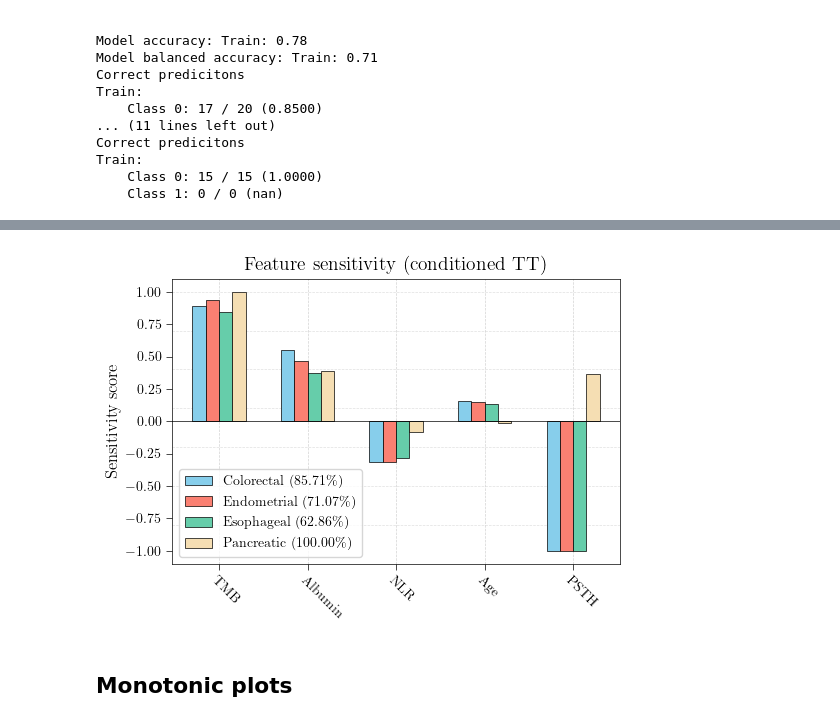
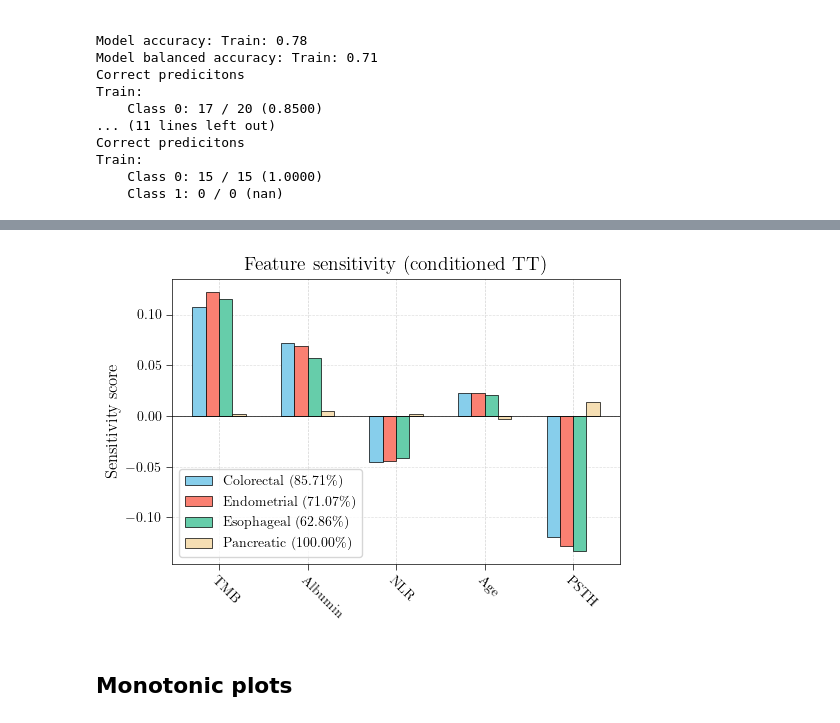
Before and after one commit to joserapa98/tns4loris, a Jupyter notebook: interpretability/interpretability.ipynb, the cells around one changed output, grey strips where cells are left out. Saved outputs shown, nothing was run; the diff lists cells and outputs as text; code cells hidden in the pictures.

```diff
--- a/interpretability/interpretability.ipynb
+++ b/interpretability/interpretability.ipynb
@@ -181,3 +190,11 @@ Test:
+# %%
+# save
+# torch.save(mps.tensors, os.path.join(models_dir, 'mps.pt'))
+
+# load
+cores = torch.load(os.path.join(models_dir, 'mps.pt'))
+mps = tk.models.MPSLayer(tensors=cores)
+mps.trace(torch.zeros(1, xt_sketch.size(1), phys_dim))
 # %%
 # Renormalize model
 # -----------------
@@ -997,21 +638,0 @@ plt.show()
-# %%
-# Collect sensitivity scores
-lr_van_cond = []
-lr_van_coeffs = []
-tt_scores = []
-for feat in featuresNA:
-    lr_van_cond.append(feature_sensitivity_cond(feat, lr_van_model, xt_train,
-                                                featuresNA, scalers_train))
-    lr_van_coeffs.append(feature_sensitivity_coeffs(feat, lr_van_model, xt_train,
-                                                    featuresNA, scalers_train))
-    tt_scores.append(feature_sensitivity_cond(feat, tt_model, xt_train,
-                                              featuresNA, scalers_train))
-
-lr_van_cond = torch.stack(lr_van_cond, dim=0)
-lr_van_cond = lr_van_cond / lr_van_cond.abs().max()
-
-lr_van_coeffs = torch.stack(lr_van_coeffs, dim=0)
-lr_van_coeffs = lr_van_coeffs / lr_van_coeffs.abs().max()
-
-tt_scores = torch.stack(tt_scores, dim=0)
-tt_scores = tt_scores / tt_scores.abs().max()
@@ -1695,7 +818,7 @@ plot_labels = {
     'CancerType16': 'Small cell lung'  # cancer
 }
 
-figures_dir = os.path.join(cwd, 'interpretability', 'figures')
+figures_dir = os.path.join(cwd, 'figures')
 os.makedirs(figures_dir, exist_ok=True)
 # %%
 aux_featuresNA = ['TMB', 'Albumin', 'NLR', 'Age', 'Systemic_therapy_history']
@@ -1741,7 +864,7 @@ for cancer_idx in [2, 3, 4, 12]:  #range(16)
                                                       scalers_dict=scalers_train))
 
     cancer_scores = torch.tensor(cancer_scores)
-    cancer_scores = cancer_scores / cancer_scores.abs().max()
+    # cancer_scores = cancer_scores / cancer_scores.abs().max()
 
     # print(cancer_scores)
     scores_by_cancer.append(cancer_scores)
@@ -1790,38 +913,40 @@ for i, cancer_idx in enumerate([2, 3, 4, 12]):
                   linewidth=0.5)
 
 # Axes settings
 # ax.set_xlabel('Feature')
 ax.set_ylabel('Sensitivity score')
 ax.set_title(f'Feature sensitivity (conditioned TT)')
 ax.set_xticks(x)
 ax.set_xticklabels([plot_labels[feat] for feat in aux_featuresNA],
                    rotation=-45, ha='left', rotation_mode='anchor')
 ax.legend(loc='lower left')
 
 # Horizontal line at y=0
 ax.axhline(0, color='black', linewidth=0.5)
 
 # Vertical lines at each x-tick
 for xpos in x:
     ax.axvline(x=xpos, color='lightgrey',
                linestyle='--', linewidth=0.5, alpha=1, zorder=-1)
+
 # Y-ticks every 0.1
-# ymin, ymax = ax.get_ylim()
-# yticks = np.arange(round(ymin,1), round(ymax+0.1,1), 0.3)
-ax.set_yticks(np.arange(-1, 1.25, 0.25))
-ax.set_ylim(-1.1, 1.1)
+ymin, ymax = ax.get_ylim()
+# yticks = np.arange(round(ymin,1), round(ymax*1.1,1), 0.05)
+yticks = np.arange(-0.1, 0.15, 0.05)
+ax.set_yticks(yticks)
+# ax.set_ylim(-1.1, 1.1)
 
 # Horizontal grey lines at each y-tick
 for y in yticks:
     ax.axhline(y=y, color='lightgrey',
                linestyle='--', linewidth=0.5, alpha=0.7, zorder=-1)
 
 plt.tight_layout()
 plt.savefig(os.path.join(figures_dir, 'feat_sensitivity_cancertype.pdf'),
             bbox_inches='tight')
 plt.show()
 # %% [output]
-[figure, old version]
+[figure, new version]
 # %% [markdown]
 ## Monotonic plots
 # %%
```
Also changed, not shown: parts of 59 cells of this notebook, 10 other files.
